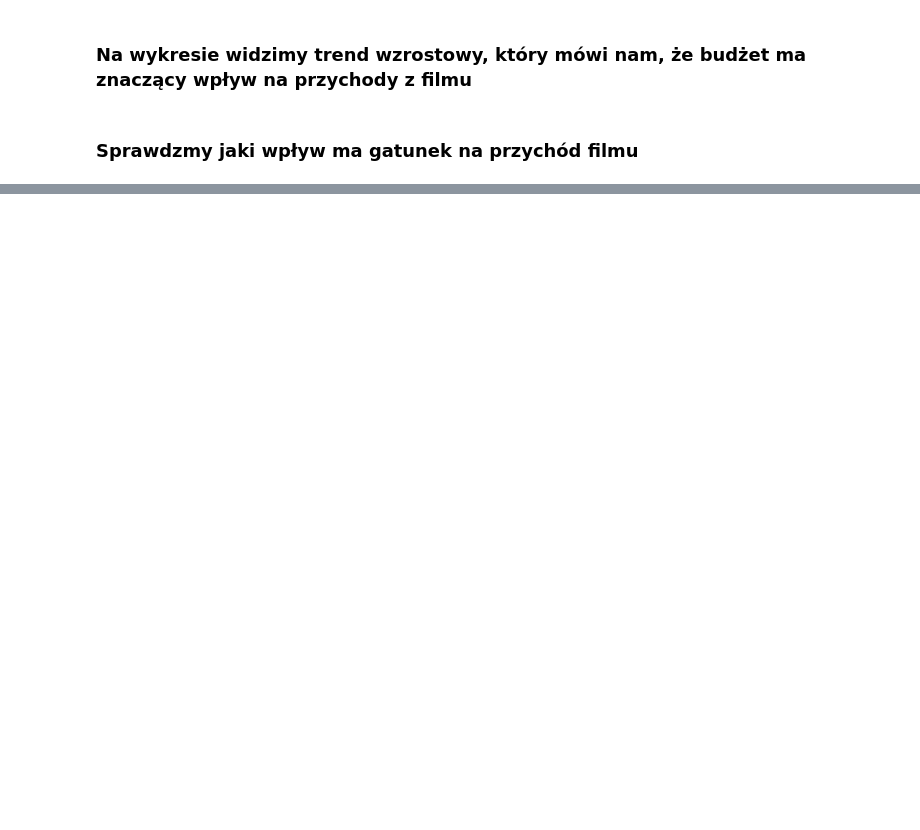
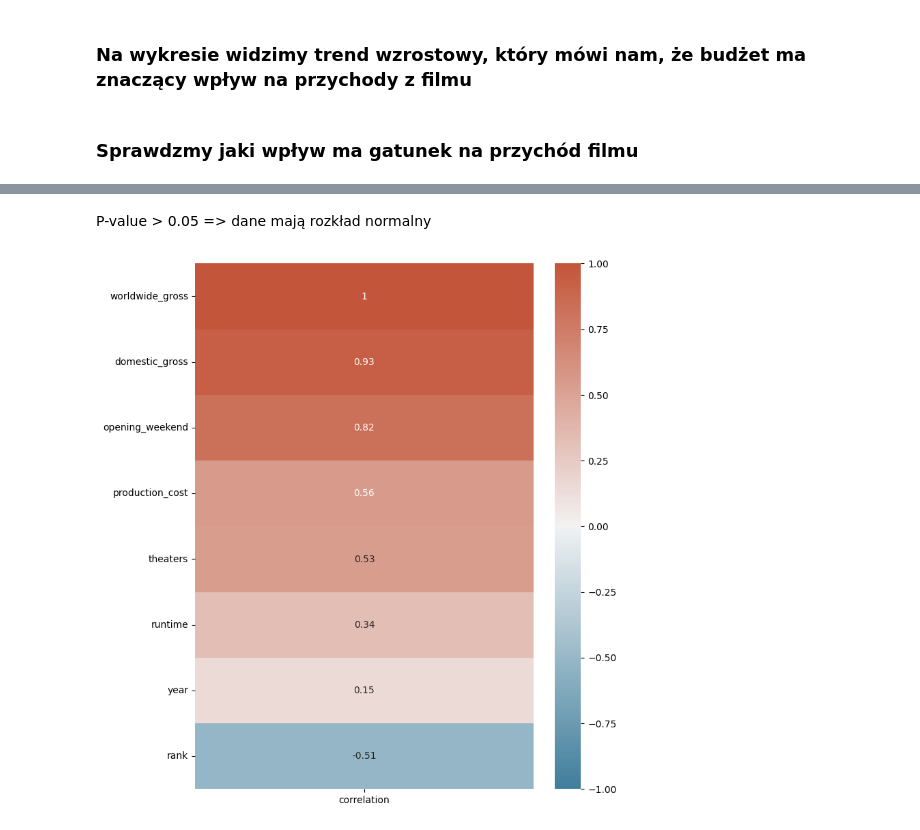
Before and after one commit to copperhead143/AGH-Statistical_Data_Analysis_Movies, a Jupyter notebook: Kopia_notatnika_Zadanie_Python_czysczenieDanych.ipynb, the cells around one changed output, grey strips where cells are left out. Drawn from its saved outputs; the diff is of its cells as text; code cells hidden in the pictures; blank space fills up the shorter version.

```diff
--- a/Kopia_notatnika_Zadanie_Python_czysczenieDanych.ipynb
+++ b/Kopia_notatnika_Zadanie_Python_czysczenieDanych.ipynb
@@ -181,0 +177,15 @@ plt.show()
+# %% [markdown]
+P-value > 0.05 => dane mają rozkład normalny
+# %%
+# Compute the correlation with 'worldwide_gross'
+corr_with_gross = numeric_cols.corrwith(cleaned_data['worldwide_gross'])
+
+# Convert Series to DataFrame for easier plotting
+corr_with_gross = corr_with_gross.to_frame(name='correlation')
+
+# Plot the correlations
+plt.figure(figsize=(8, 10))
+sns.heatmap(corr_with_gross.sort_values(by='correlation', ascending=False), annot=True, cmap=cmap, vmin=-1, vmax=1)
+plt.show()
+# %% [output]
+[figure, added]
```
Also changed, not shown: parts of 15 cells of this notebook.
